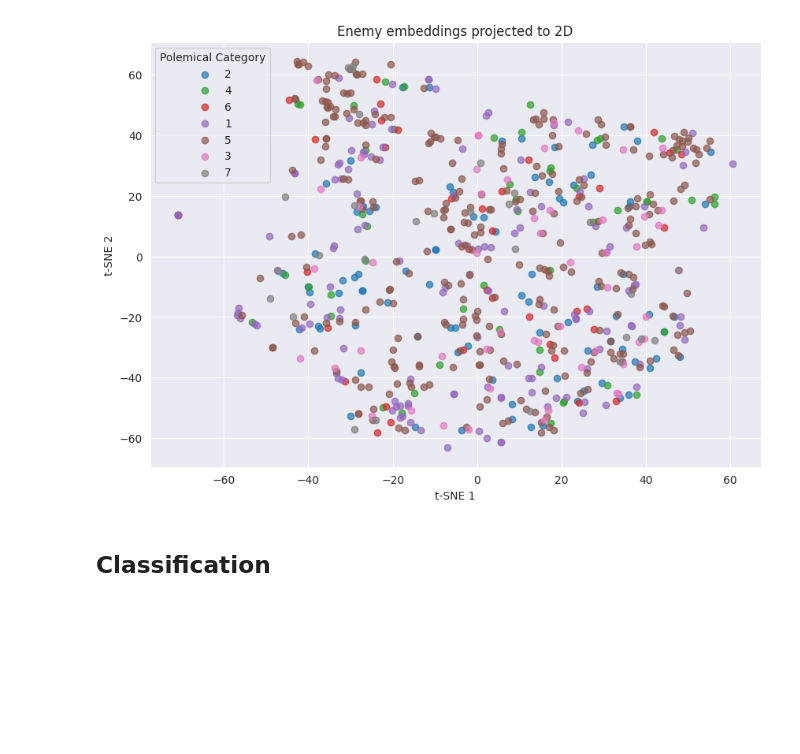
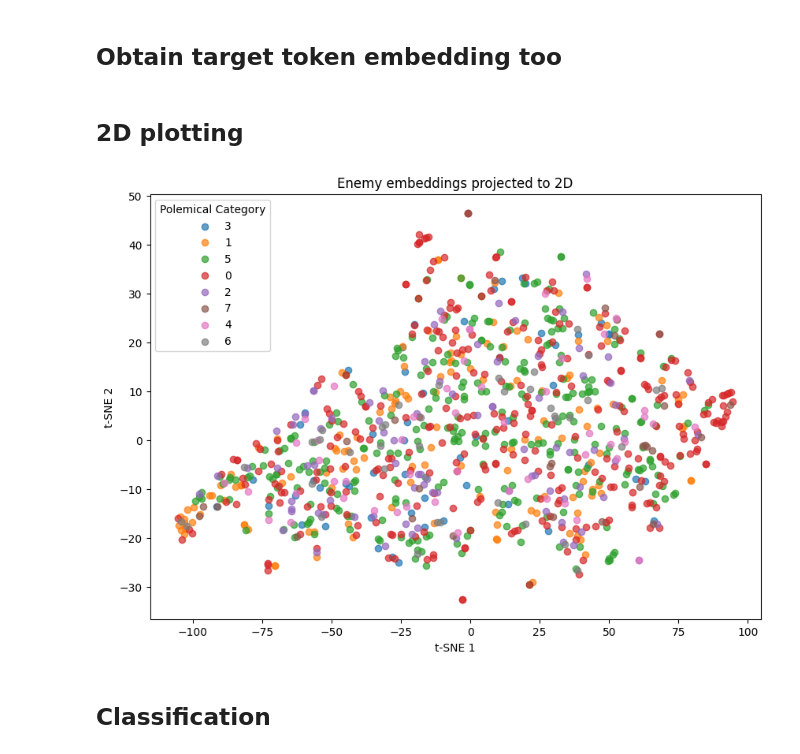
Before and after one commit to CCS-ZCU/enemy-christianity, a Jupyter notebook: scripts/greek-bert-contextual-emb-experiments.ipynb, the cells around one changed output. Saved outputs shown, nothing was run; the diff lists cells and outputs as text; code cells hidden in the pictures; blank space fills up the shorter version.

```diff
--- a/scripts/greek-bert-contextual-emb-experiments.ipynb
+++ b/scripts/greek-bert-contextual-emb-experiments.ipynb
@@ -511,0 +259,40 @@ aug_tokens
+# %%
+# Compute embeddings
+emb_matrix = bert_sentence_embeddings(
+    list(enemy_annotations["text"].apply(normalize_greek)),
+    tokenizer=tokenizer_agbert,
+    model=model_agbert,
+    device=device,
+    batch_size=32,           # adjust for your GPU/CPU RAM
+    max_length=tokenizer_agbert.model_max_length,
+    l2_normalize=True,       # set False if you prefer raw vectors
+)
+
+enemy_annotations["sent_emb_agbert"] = [emb for emb in emb_matrix]
+# %%
+# Compute embeddings
+emb_matrix = bert_sentence_embeddings(
+    list(enemy_annotations["text"].apply(normalize_greek)),
+    tokenizer=tokenizer_xlmr,
+    model=model_xlmr,
+    device=device,
+    batch_size=32,           # adjust for your GPU/CPU RAM
+    max_length=tokenizer_xlmr.model_max_length,
+    l2_normalize=True,       # set False if you prefer raw vectors
+)
+
+enemy_annotations["sent_emb_xlmr"] = [emb for emb in emb_matrix]
+# %%
+emb_matrix = bert_sentence_embeddings(
+    list(enemy_annotations["text"].apply(normalize_greek)),
+    tokenizer=tokenizer_labse,
+    model=model_labse,
+    device=device,
+    batch_size=32,
+    max_length=tokenizer_labse.model_max_length,
+    l2_normalize=True,
+)
+
+enemy_annotations["sent_emb_labse"] = [emb for emb in emb_matrix]
+# %% [markdown]
+## Obtain target token embedding too
@@ -528,41 +525,43 @@ enemy_annotations["enemy_emb"] = enemy_annotations.apply(
     lambda row: hidden_anchor_embedding(
         row["aug_tokens"],
         row["sent_str"],
-        tokenizer=tokenizer,
-        model=model,
+        tokenizer=tokenizer_agbert,
+        model=model_agbert,
         device="cpu",       # "cpu" or "cuda"
         target_lemma="ἐχθρός",
         piece_pooling="mean",
     ),
     axis=1
 )
+# %% [markdown]
+## 2D plotting
 # %%
 # 1) Stack your embeddings into a 2D array
-X = np.stack(enemy_annotations["enemy_emb"].to_numpy())  # shape (n, hidden_size)
+X = np.stack(enemy_annotations["sent_emb_xlmr"].to_numpy())  # shape (n, hidden_size)
 
 # 2) Dimensionality reduction (to 2D)
 tsne = TSNE(n_components=2, random_state=42, init="random", learning_rate="auto", perplexity=10)
 X_2d = tsne.fit_transform(X)
 
 # 3) Add to your DataFrame for convenience
 enemy_annotations["x"] = X_2d[:,0]
 enemy_annotations["y"] = X_2d[:,1]
 
 # 4) Scatter plot, coloring by "polemical category"
 plt.figure(figsize=(10,7))
 categories = enemy_annotations["polemical_category_first"].unique()
 
 for cat in categories:
     subset = enemy_annotations[enemy_annotations["polemical_category_first"] == cat]
     plt.scatter(subset["x"], subset["y"], label=cat, alpha=0.7)
 
 plt.legend(title="Polemical Category")
 plt.xlabel("t-SNE 1")
 plt.ylabel("t-SNE 2")
 plt.title("Enemy embeddings projected to 2D")
 plt.show()
 # %% [output]
-[figure, old version]
+[figure, new version]
 # %% [markdown]
 ## Classification
 # %%
```
Also changed, not shown: parts of 21 cells of this notebook.
